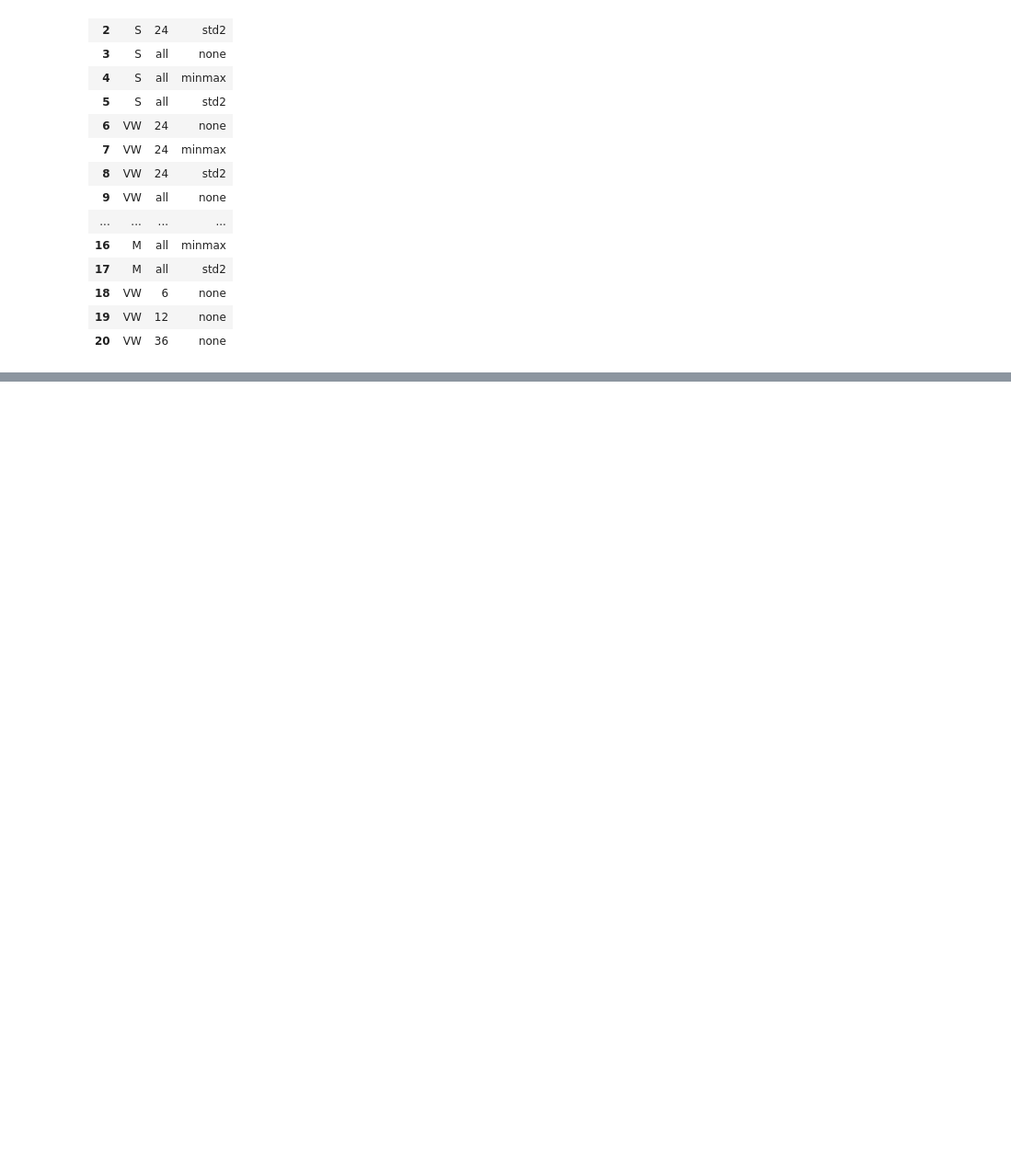
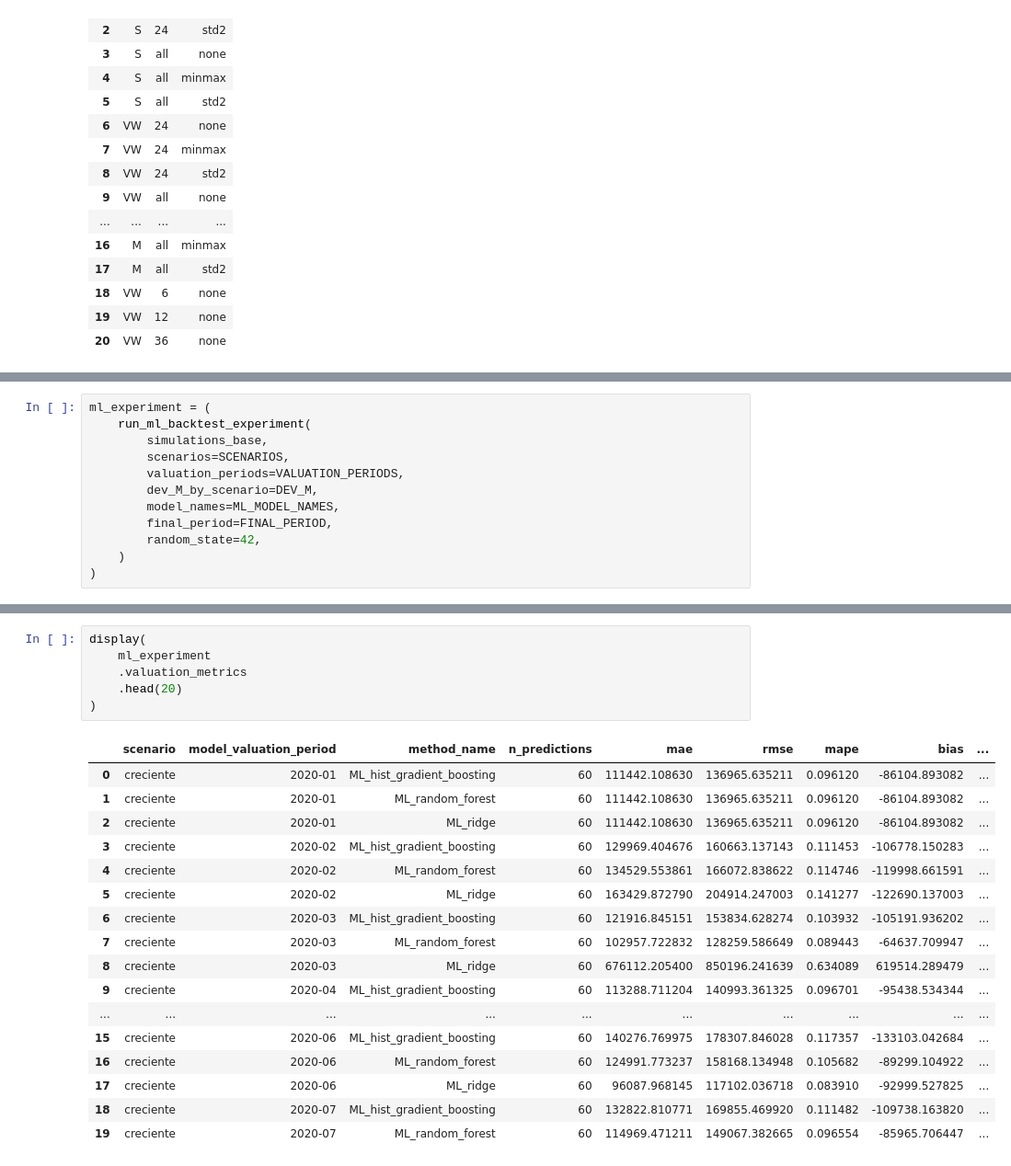
Before and after one commit to ActuarioDereckFuzz/Modelado_Reservas_ML_vs_metodos_Actuariales, a Jupyter notebook: notebooks/04_backtesting.ipynb, the cells around one changed output, grey strips where cells are left out. Shown at 92% size. Drawn from its saved outputs; the diff is of its cells as text; blank space fills up the shorter version.

```diff
--- a/notebooks/04_backtesting.ipynb
+++ b/notebooks/04_backtesting.ipynb
@@ -244,0 +2295,12 @@ evaluation_snapshot = build_evaluation_snapshot(
+# %%
+ml_experiment = (
+    run_ml_backtest_experiment(
+        simulations_base,
+        scenarios=SCENARIOS,
+        valuation_periods=VALUATION_PERIODS,
+        dev_M_by_scenario=DEV_M,
+        model_names=ML_MODEL_NAMES,
+        final_period=FINAL_PERIOD,
+        random_state=42,
+    )
+)
@@ -244,0 +2335,24 @@ evaluation_snapshot = build_evaluation_snapshot(
+# %%
+display(
+    ml_experiment
+    .valuation_metrics
+    .head(20)
+)
+# %% [output]
+|  | scenario | model_valuation_period | method_name | n_predictions | mae | rmse | mape | bias | ... |
+| 0 | creciente | 2020-01 | ML_hist_gradient_boosting | 60 | 111442.108630 | 136965.635211 | 0.096120 | -86104.893082 | ... |
+| 1 | creciente | 2020-01 | ML_random_forest | 60 | 111442.108630 | 136965.635211 | 0.096120 | -86104.893082 | ... |
+| 2 | creciente | 2020-01 | ML_ridge | 60 | 111442.108630 | 136965.635211 | 0.096120 | -86104.893082 | ... |
+| 3 | creciente | 2020-02 | ML_hist_gradient_boosting | 60 | 129969.404676 | 160663.137143 | 0.111453 | -106778.150283 | ... |
+| 4 | creciente | 2020-02 | ML_random_forest | 60 | 134529.553861 | 166072.838622 | 0.114746 | -119998.661591 | ... |
+| 5 | creciente | 2020-02 | ML_ridge | 60 | 163429.872790 | 204914.247003 | 0.141277 | -122690.137003 | ... |
+| 6 | creciente | 2020-03 | ML_hist_gradient_boosting | 60 | 121916.845151 | 153834.628274 | 0.103932 | -105191.936202 | ... |
+| 7 | creciente | 2020-03 | ML_random_forest | 60 | 102957.722832 | 128259.586649 | 0.089443 | -64637.709947 | ... |
+| 8 | creciente | 2020-03 | ML_ridge | 60 | 676112.205400 | 850196.241639 | 0.634089 | 619514.289479 | ... |
+| 9 | creciente | 2020-04 | ML_hist_gradient_boosting | 60 | 113288.711204 | 140993.361325 | 0.096701 | -95438.534344 | ... |
+| ... | ... | ... | ... | ... | ... | ... | ... | ... | ... |
+| 15 | creciente | 2020-06 | ML_hist_gradient_boosting | 60 | 140276.769975 | 178307.846028 | 0.117357 | -133103.042684 | ... |
+| 16 | creciente | 2020-06 | ML_random_forest | 60 | 124991.773237 | 158168.134948 | 0.105682 | -89299.104922 | ... |
+| 17 | creciente | 2020-06 | ML_ridge | 60 | 96087.968145 | 117102.036718 | 0.083910 | -92999.527825 | ... |
+| 18 | creciente | 2020-07 | ML_hist_gradient_boosting | 60 | 132822.810771 | 169855.469920 | 0.111482 | -109738.163820 | ... |
+| 19 | creciente | 2020-07 | ML_random_forest | 60 | 114969.471211 | 149067.382665 | 0.096554 | -85965.706447 | ... |
```
Also changed, not shown: parts of 111 cells of this notebook, 14 other files.
